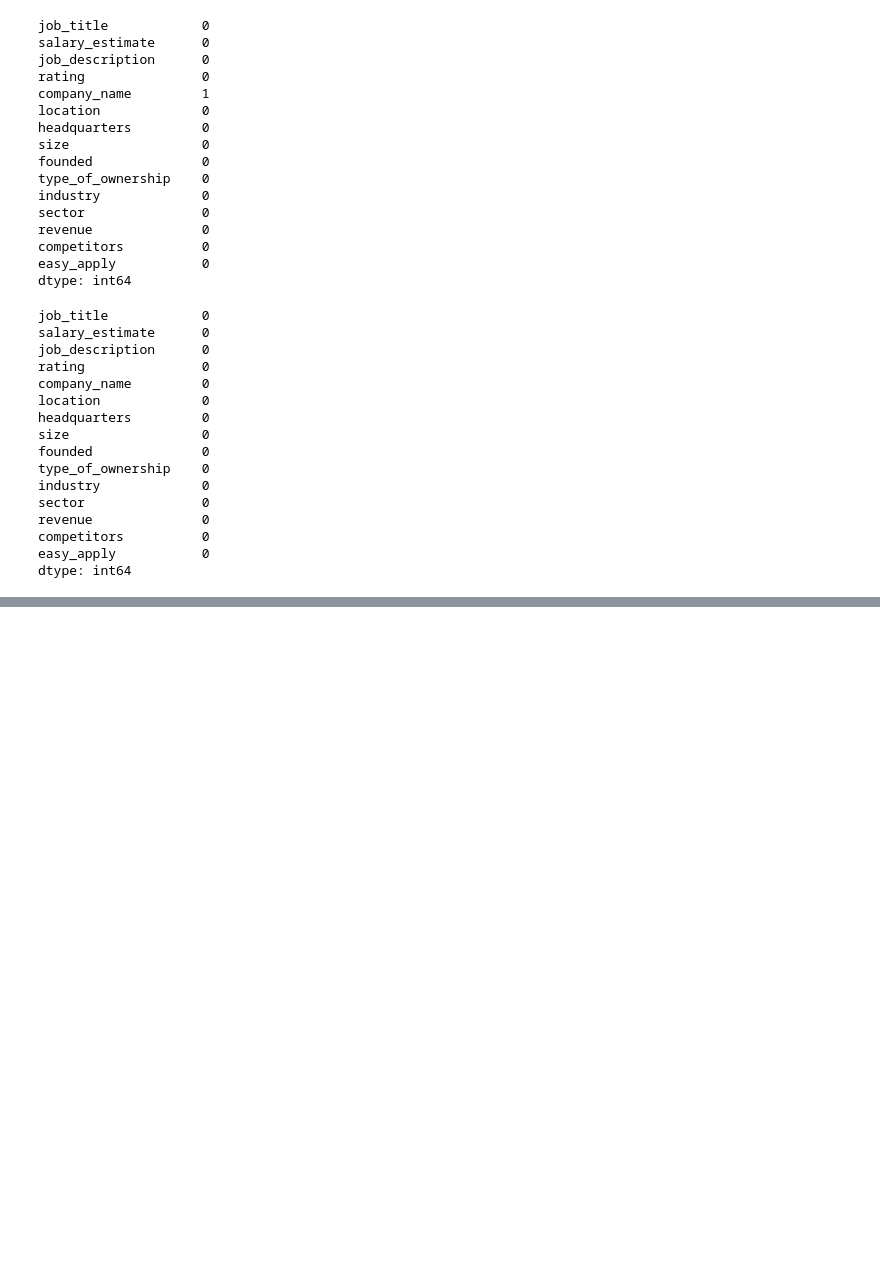
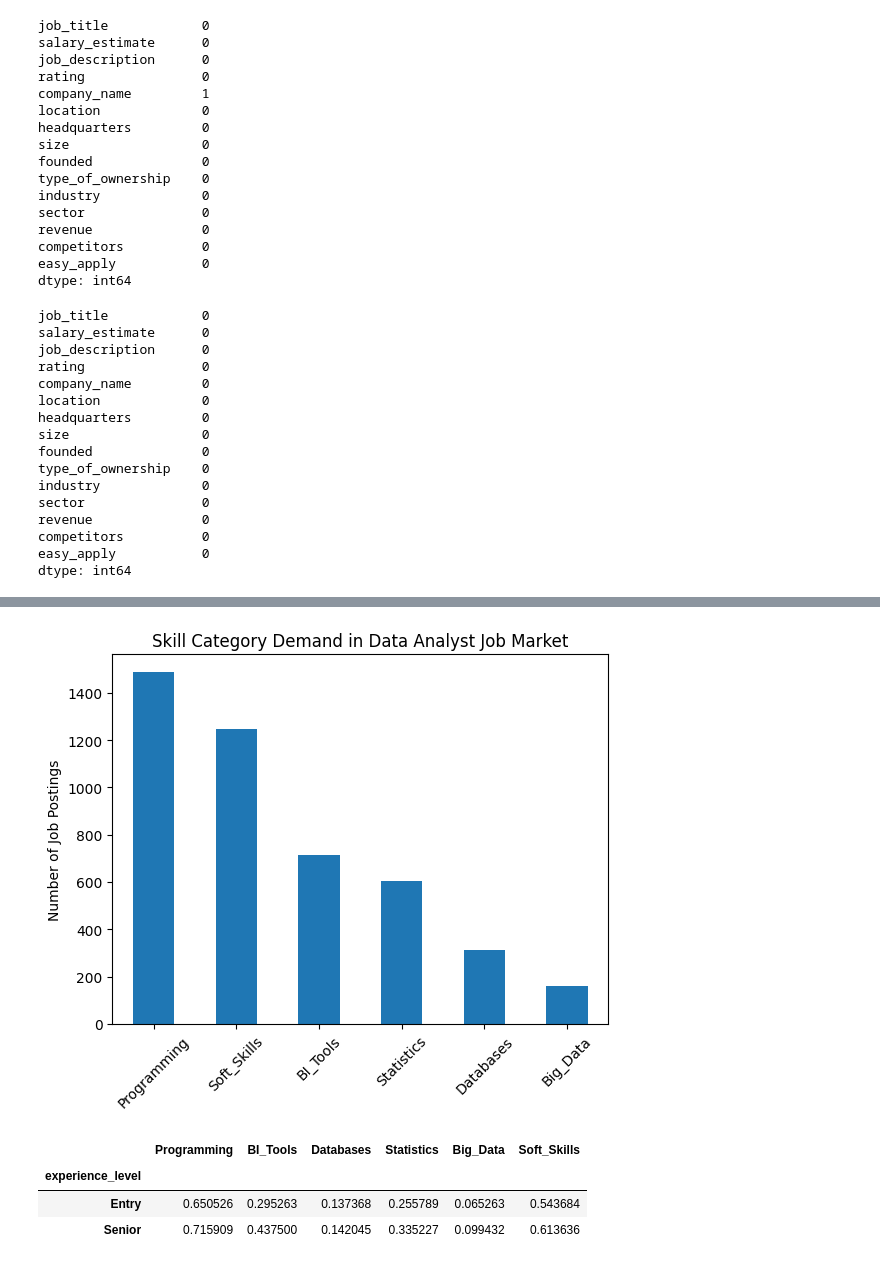
Before and after one commit to Sauleha123/Job-Market-Skill-Gap-Analysis, a Jupyter notebook: skill_gap_analysis.ipynb, the cells around one changed output, grey strips where cells are left out. Saved outputs shown, nothing was run; the diff lists cells and outputs as text; code cells hidden in the pictures; blank space fills up the shorter version.

Commit message:
skill demand analysis

```diff
--- a/skill_gap_analysis.ipynb
+++ b/skill_gap_analysis.ipynb
@@ -85,3 +85,19 @@ skill_dict = {
     "Big_Data": ['spark', 'hadoop'],
     "Soft_Skills": ['communication', 'stakeholder', 'presentation', 'collaboration']
 }
+# %%
+def extract_skills(text, skills):
+    found_skills = []
+    for skill in skills:
+        if re.search(r'\b' + re.escape(skill) + r'\b', text):
+            found_skills.append(skill)
+    return found_skills
+
+for category, skills in skill_dict.items():
+    df[category] = df['clean_job_description'].apply(lambda x: extract_skills(x, skills))
+# %%
+for category in skill_dict.keys():
+    df[category] = df[category].apply(lambda x: 1 if len(x) > 0 else 0)
+# %%
+skill_demand = df[list(skill_dict.keys())].sum().sort_values(ascending=False)
+skill_demand
@@ -87,0 +112,21 @@ skill_dict = {
+# %%
+plt.figure()
+skill_demand.plot(kind='bar')
+plt.title("Skill Category Demand in Data Analyst Job Market")
+plt.ylabel("Number of Job Postings")
+plt.xticks(rotation=45)
+plt.show()
+# %% [output]
+[figure, added]
+# %%
+df['experience_level'] = df['job_title'].str.lower().apply(
+    lambda x: 'Senior' if any(word in x for word in ['senior', 'lead', 'principal']) else 'Entry'
+)
+
+experience_skill_gap = df.groupby('experience_level')[list(skill_dict.keys())].mean()
+experience_skill_gap
+# %% [output]
+|  | Programming | BI_Tools | Databases | Statistics | Big_Data | Soft_Skills |
+| experience_level |  |  |  |  |  |  |
+| Entry | 0.650526 | 0.295263 | 0.137368 | 0.255789 | 0.065263 | 0.543684 |
+| Senior | 0.715909 | 0.437500 | 0.142045 | 0.335227 | 0.099432 | 0.613636 |
```
Also changed, not shown: parts of 2 cells of this notebook, 1 other file.
